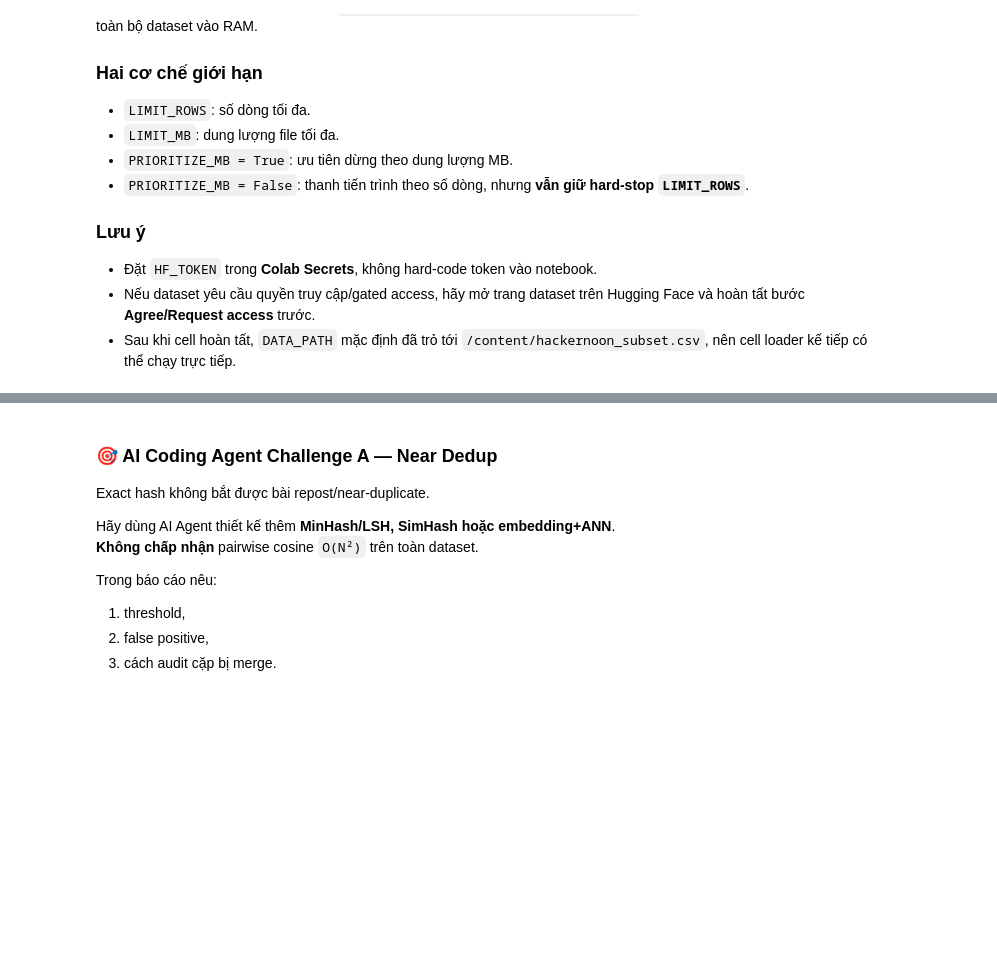
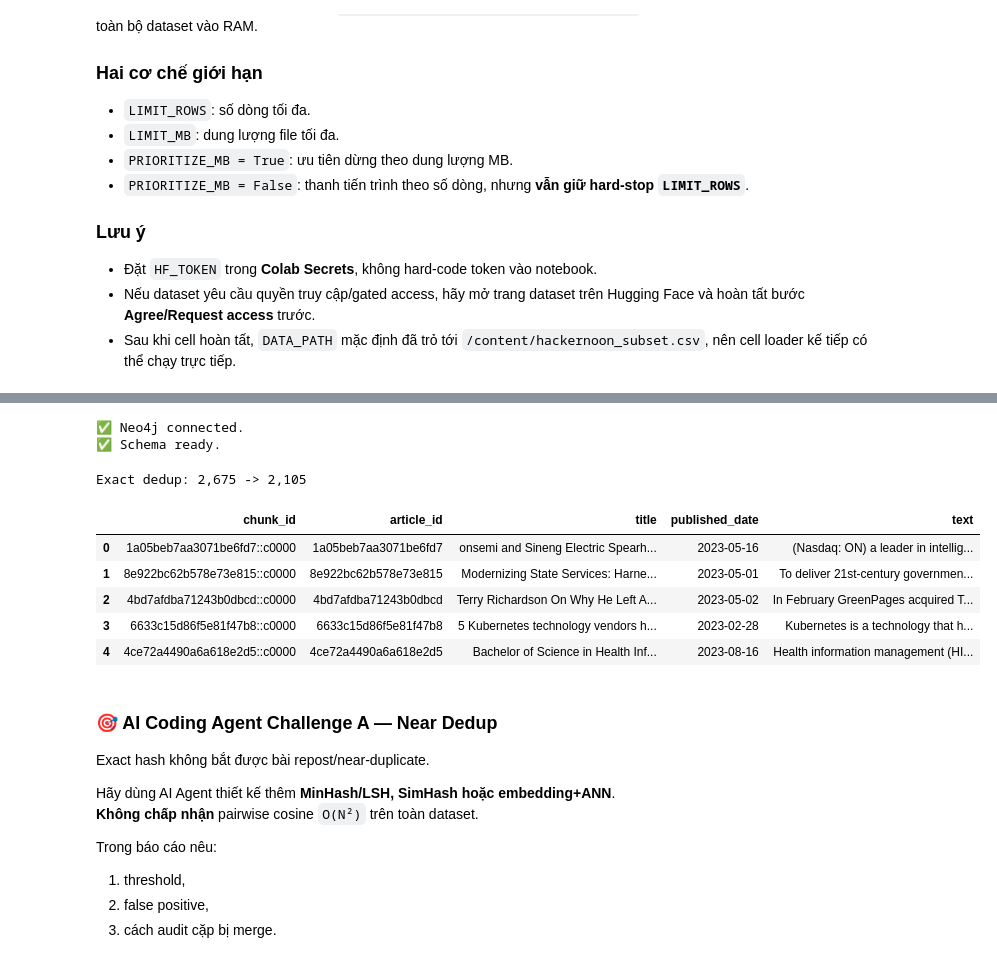
Before and after one commit to ngnkhanhly7/K3-DAY19-2A202601403-NguyenThiKhanhLy, a Jupyter notebook: Day19_GraphRAG_vs_FlatRAG_Production_Lab_Guide.ipynb, the cells around one changed output, grey strips where cells are left out. Cells and saved outputs as stored; diff of their text form; code cells hidden in the pictures; blank space fills up the shorter version.

```diff
--- a/Day19_GraphRAG_vs_FlatRAG_Production_Lab_Guide.ipynb
+++ b/Day19_GraphRAG_vs_FlatRAG_Production_Lab_Guide.ipynb
@@ -297,8 +308,11 @@ def setup_graph_schema():
         run_cypher(stmt)
     print("✅ Schema ready.")
 
-# connect_neo4j()
-# setup_graph_schema()
+connect_neo4j()
+setup_graph_schema()
+# %% [output]
+✅ Neo4j connected.
+✅ Schema ready.
 # %%
 #@title 1.5 — Loader + exact dedup + chunking
 def norm_space(x):
@@ -331,7 +345,7 @@ def load_news(path):
     raise ValueError(f"Unsupported: {path.suffix}")
 
 def standardize_news(raw):
-    text_col = pick_col(raw, ["text", "content", "article", "body", "story", "description"])
+    text_col = pick_col(raw, ["text", "content", "article", "body", "story", 'description'])
     title_col = pick_col(raw, ["title", "headline"], required=False)
     date_col = pick_col(raw, ["published_date", "date", "published_at", "created_at"], required=False)
     id_col = pick_col(raw, ["id", "article_id", "story_id", "uuid"], required=False)
@@ -373,34 +387,42 @@ def chunk_text(text, size=220, overlap=40):
     words = norm_space(text).split()
     step = max(1, size - overlap)
     out = []
     for start in range(0, len(words), step):
         part = words[start:start+size]
         if not part:
             break
         out.append(" ".join(part))
         if start + size >= len(words):
             break
     return out
 
 def build_chunks(news_df):
     rows = []
     for r in tqdm(news_df.itertuples(index=False), total=len(news_df), desc="Chunking"):
         for i, text in enumerate(chunk_text(r.text, CHUNK_WORDS, CHUNK_OVERLAP_WORDS)):
             rows.append({
                 "chunk_id": f"{r.article_id}::c{i:04d}",
                 "article_id": r.article_id,
                 "title": r.title,
                 "published_date": r.published_date,
                 "text": text,
             })
             if LAB_MAX_CHUNKS and len(rows) >= LAB_MAX_CHUNKS:
                 return pd.DataFrame(rows)
     return pd.DataFrame(rows)
 
 raw_df = load_news(DATA_PATH)
 news_df = standardize_news(raw_df)
 chunks_df = build_chunks(news_df)
-# display(chunks_df.head())
+display(chunks_df.head())
+# %% [output]
+Exact dedup: 2,675 -> 2,105
+|  | chunk_id | article_id | title | published_date | text |
+| 0 | 1a05beb7aa3071be6fd7::c0000 | 1a05beb7aa3071be6fd7 | onsemi and Sineng Electric Spearh... | 2023-05-16 | (Nasdaq: ON) a leader in intellig... |
+| 1 | 8e922bc62b578e73e815::c0000 | 8e922bc62b578e73e815 | Modernizing State Services: Harne... | 2023-05-01 | To deliver 21st-century governmen... |
+| 2 | 4bd7afdba71243b0dbcd::c0000 | 4bd7afdba71243b0dbcd | Terry Richardson On Why He Left A... | 2023-05-02 | In February GreenPages acquired T... |
+| 3 | 6633c15d86f5e81f47b8::c0000 | 6633c15d86f5e81f47b8 | 5 Kubernetes technology vendors h... | 2023-02-28 | Kubernetes is a technology that h... |
+| 4 | 4ce72a4490a6a618e2d5::c0000 | 4ce72a4490a6a618e2d5 | Bachelor of Science in Health Inf... | 2023-08-16 | Health information management (HI... |
 # %% [markdown]
 ### 🎯 AI Coding Agent Challenge A — Near Dedup
 Exact hash không bắt được bài repost/near-duplicate.
```
Also changed, not shown: parts of 11 cells of this notebook, 13 other files.
